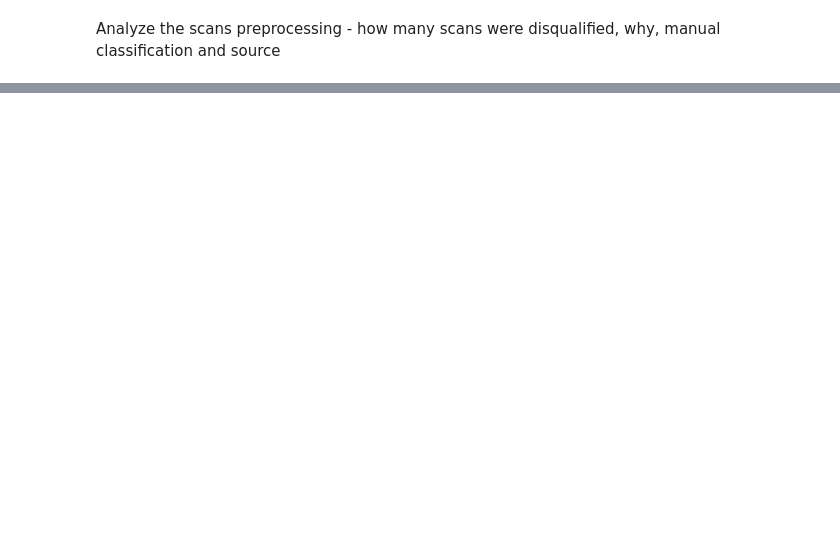
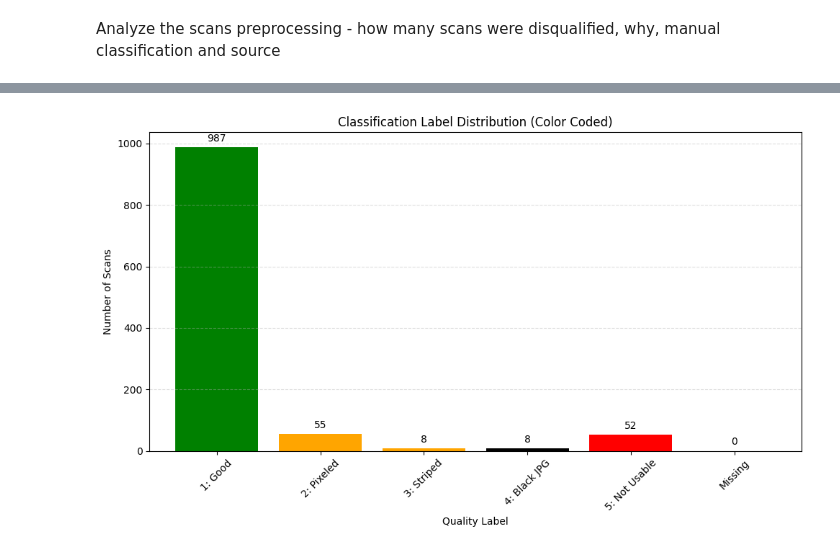
Before and after one commit to GaiaNegev13/legacy_pipe, a Jupyter notebook: legacy_pipe/manual_labeling/classification_analysis.ipynb, the cells around one changed output, grey strips where cells are left out. Saved outputs shown, nothing was run; the diff lists cells and outputs as text; code cells hidden in the pictures; blank space fills up the shorter version.

```diff
--- a/legacy_pipe/manual_labeling/classification_analysis.ipynb
+++ b/legacy_pipe/manual_labeling/classification_analysis.ipynb
@@ -46,0 +156,38 @@ See the caveats in the documentation: https://pandas.pydata.org/pandas-docs/stab
+# %%
+# 2. Calculate counts and handle NaNs
+counts_series = final_labeled_scans['classification_label'].value_counts(dropna=False)
+
+# Rename the index using the descriptive labels
+# We handle the various NaN types first, then map the numbers to names
+counts_series.index = [label_names.get(i, 'Missing') if pd.notna(i) else 'Missing' for i in counts_series.index]
+
+# 3. Reorder to ensure they appear in 1, 2, 3... order
+# This ensures the chart is logical even if some categories are small
+order = ['1: Good', '2: Pixeled', '3: Striped', '4: Black JPG', '5: Not Usable', 'Missing']
+counts_series = counts_series.reindex(order).fillna(0)
+
+# 4. Map the colors to the specific labels present in our series
+colors = [color_map[label] for label in counts_series.index]
+
+# 5. Plot
+plt.figure(figsize=(10, 6))
+ax = counts_series.plot(kind='bar', width=0.8, color=colors)
+
+plt.title('Classification Label Distribution (Color Coded)')
+plt.xlabel('Quality Label')
+plt.ylabel('Number of Scans')
+plt.xticks(rotation=45) # Reduced rotation for better readability of descriptions
+plt.grid(axis='y', linestyle='--', alpha=0.4)
+
+# Optional: Add text labels on top of bars for 3M row datasets
+for p in ax.patches:
+    ax.annotate(f'{int(p.get_height())}',
+                (p.get_x() + p.get_width() / 2., p.get_height()),
+                ha = 'center', va = 'center',
+                xytext = (0, 9),
+                textcoords = 'offset points')
+
+plt.tight_layout()
+plt.show()
+# %% [output]
+[figure, added]
```
Also changed, not shown: parts of 12 cells of this notebook.
